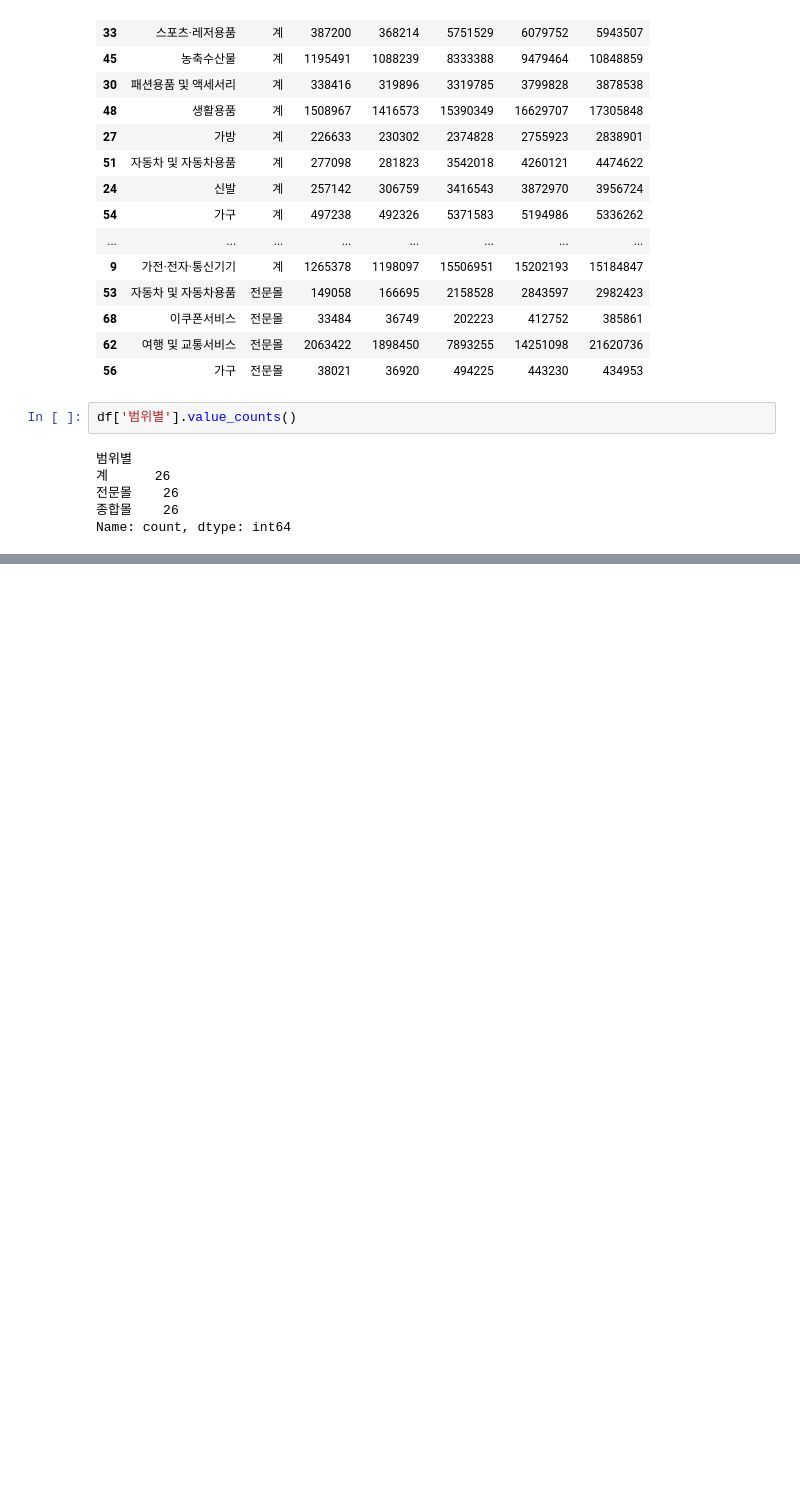
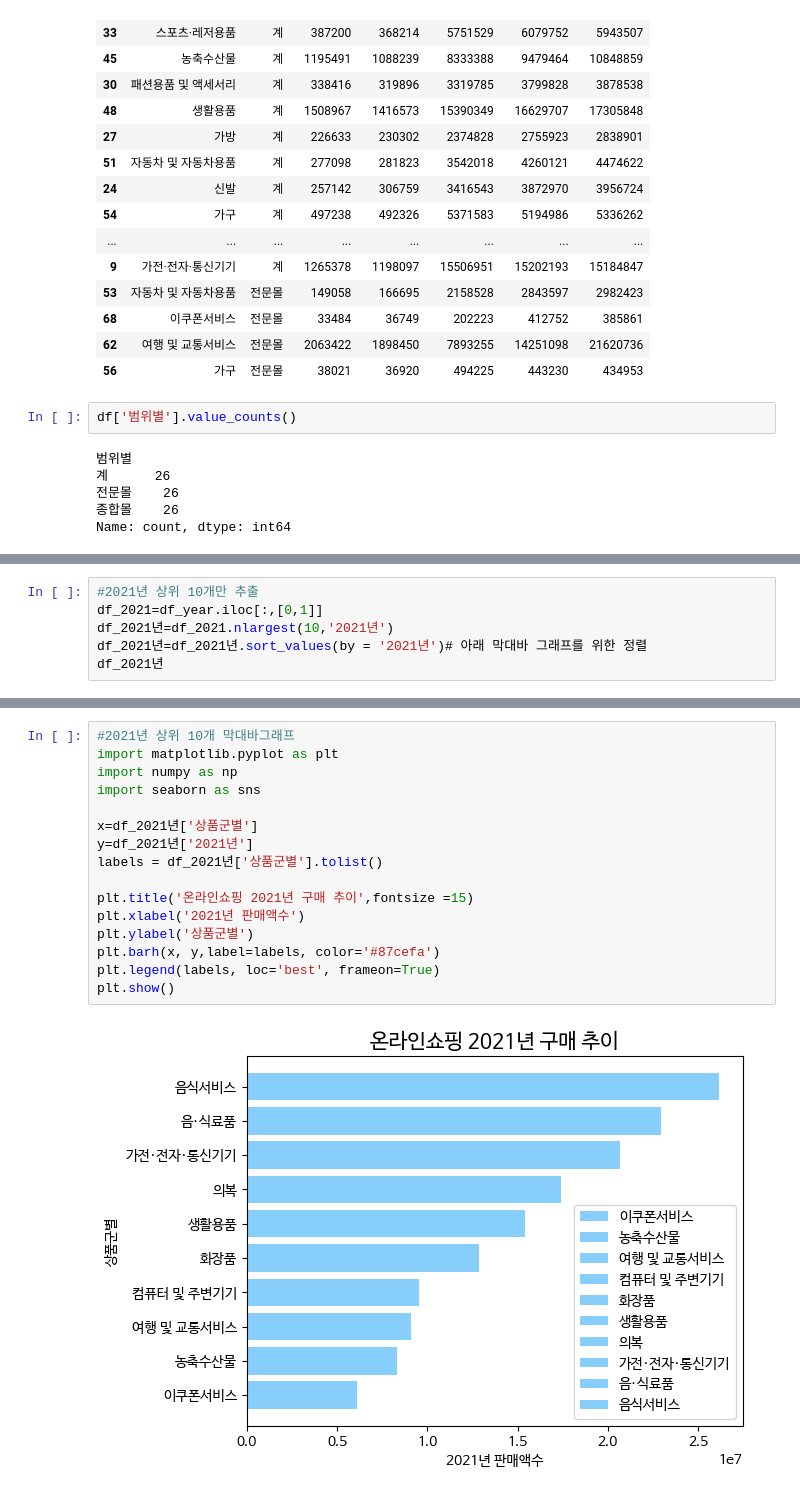
Before and after one commit to sujag281/dataanalysis, a Jupyter notebook: 온라인쇼핑몰.ipynb, the cells around one changed output, grey strips where cells are left out. Drawn from its saved outputs; the diff is of its cells as text; blank space fills up the shorter version.

```diff
--- a/온라인쇼핑몰.ipynb
+++ b/온라인쇼핑몰.ipynb
@@ -358,0 +337,6 @@ df_2024.nlargest(10,'2024년2개월')
+# %%
+#2021년 상위 10개만 추출
+df_2021=df_year.iloc[:,[0,1]]
+df_2021년=df_2021.nlargest(10,'2021년')
+df_2021년=df_2021년.sort_values(by = '2021년')# 아래 막대바 그래프를 위한 정렬
+df_2021년
@@ -358,0 +355,18 @@ df_2024.nlargest(10,'2024년2개월')
+# %%
+#2021년 상위 10개 막대바그래프
+import matplotlib.pyplot as plt
+import numpy as np
+import seaborn as sns
+
+x=df_2021년['상품군별']
+y=df_2021년['2021년']
+labels = df_2021년['상품군별'].tolist()
+
+plt.title('온라인쇼핑 2021년 구매 추이',fontsize =15)
+plt.xlabel('2021년 판매액수')
+plt.ylabel('상품군별')
+plt.barh(x, y,label=labels, color='#87cefa')
+plt.legend(labels, loc='best', frameon=True)
+plt.show()
+# %% [output]
+[figure, added]
```
Also changed, not shown: parts of 41 cells of this notebook.
